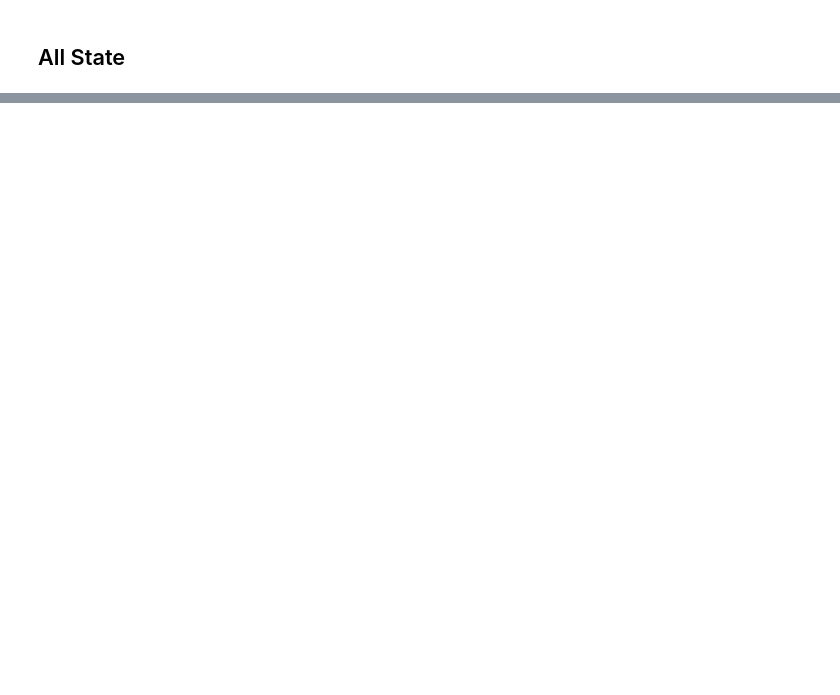
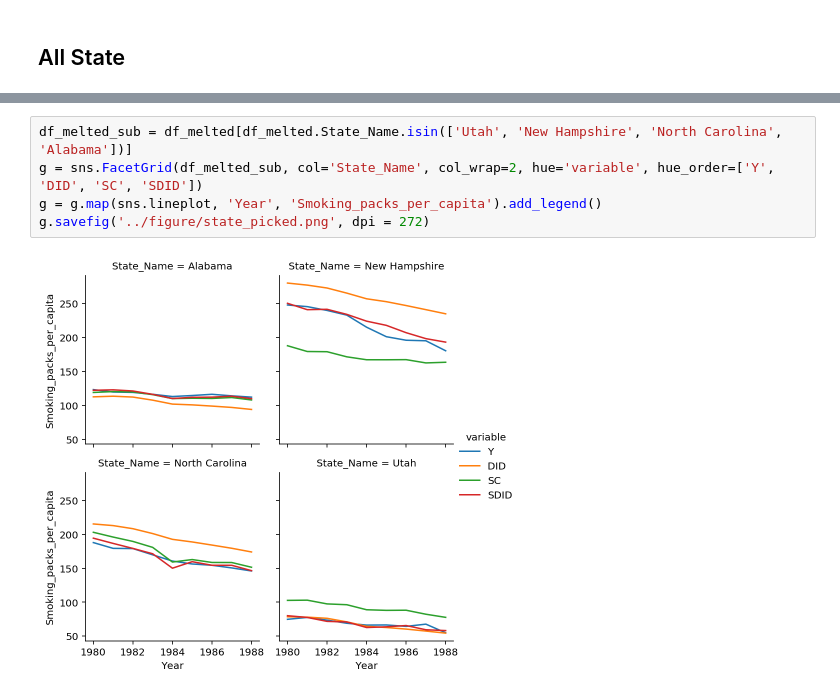
Before and after one commit to dropout009/sdid_python, a Jupyter notebook: src/sdid.ipynb, the cells around one changed output, grey strips where cells are left out. Drawn from its saved outputs; the diff is of its cells as text; blank space fills up the shorter version.

```diff
--- a/src/sdid.ipynb
+++ b/src/sdid.ipynb
@@ -199,0 +236,7 @@ g = g.map(sns.lineplot, 'Year', 'Smoking_packs_per_capita').add_legend()
+# %%
+df_melted_sub = df_melted[df_melted.State_Name.isin(['Utah', 'New Hampshire', 'North Carolina', 'Alabama'])]
+g = sns.FacetGrid(df_melted_sub, col='State_Name', col_wrap=2, hue='variable', hue_order=['Y', 'DID', 'SC', 'SDID'])
+g = g.map(sns.lineplot, 'Year', 'Smoking_packs_per_capita').add_legend()
+g.savefig('../figure/state_picked.png', dpi = 272)
+# %% [output]
+[figure, added]
```
Also changed, not shown: parts of 9 cells of this notebook.
